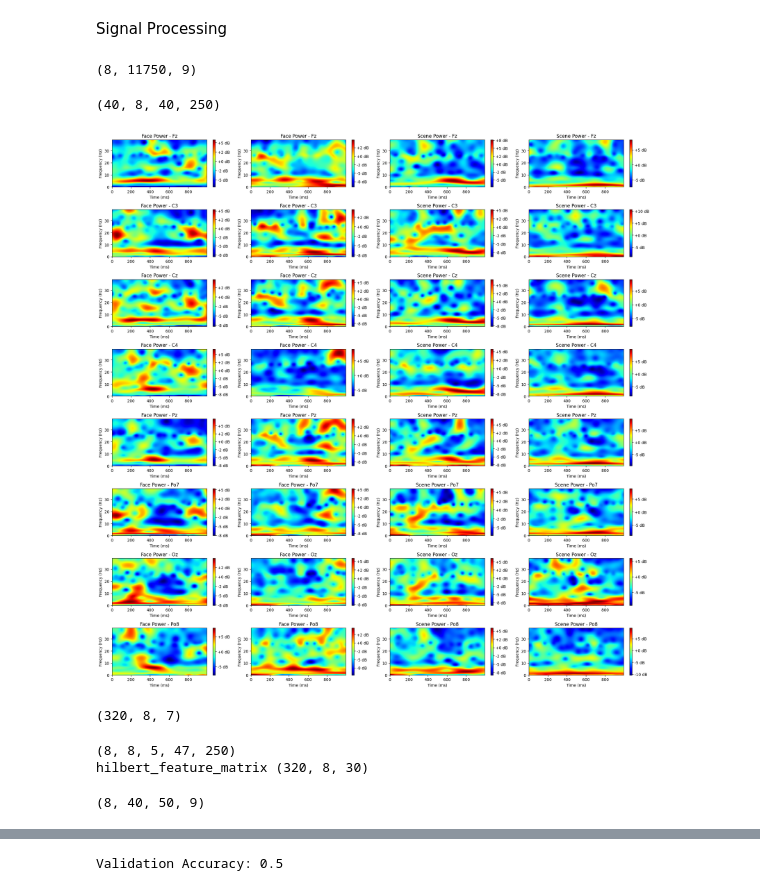
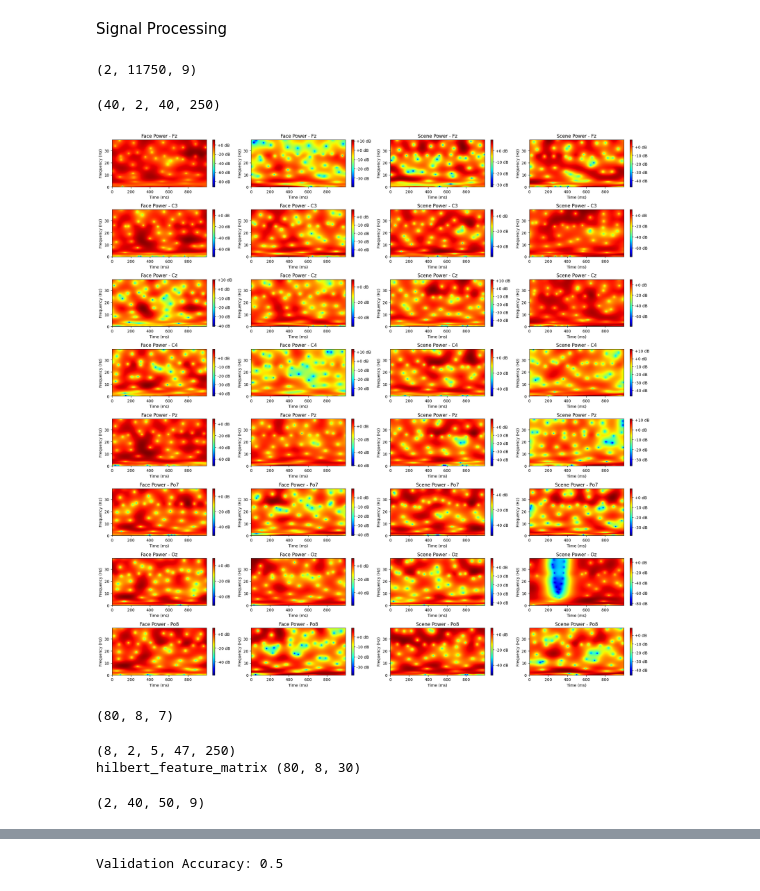
Before and after one commit to AbiriLab/Neurofeedback-Based-BCI, a Jupyter notebook: RandomForest_V4_untoch.ipynb, the cells around one changed output, grey strips where cells are left out. Drawn from its saved outputs; the diff is of its cells as text; code cells hidden in the pictures.

```diff
--- a/RandomForest_V4_untoch.ipynb
+++ b/RandomForest_V4_untoch.ipynb
@@ -99,14 +99,9 @@ def custom_detrend(df, col_names):
 def preprocess(df, col_names, n_clusters):
     df_new = df.copy()
     df_new = denoise_data(df, col_names, n_clusters)
-    df_new = z_score(df_new, col_names)
+    # df_new = z_score(df_new, col_names)
     df_new = detrend(df_new, col_names)
     return df_new
-
-def df_to_raw(df, sfreq=250):
-    info = mne.create_info(ch_names=list(df.columns), sfreq=sfreq, ch_types=['eeg'] * df.shape[1])
-    raw = mne.io.RawArray(df.T.values * 1e-6, info)  # Converting values to Volts from microvolts for MNE
-    return raw
 
 def reject_artifacts(df, channel):
     threshold_factor = 3
@@ -297,7 +292,7 @@ selected_columns = ['Fz', 'C3', 'Cz', 'C4', 'Pz', 'Po7', 'Oz', 'Po8']
 data_T = Total_base_rejected_with_inst_np #shape: (8, 11750, 9)
 print(data_T .shape)
 # %% [output]
-(8, 11750, 9)
+(2, 11750, 9)
 # %%
 #Feature Extraction
 #Wavelet
@@ -359,7 +354,7 @@ for channel_idx, channel_name in enumerate(selected_columns):
                 for j in range (epochs_np.shape[1]):
                     vector1 = epochs_np[i, j,:]
                     vector2 =activity_mean_epochs[j]
-                    result_vector = (vector1 + vector2)/2
+                    result_vector = vector1
                     # print(normalized[j], epochs_np[i, j,:]/mean_base)
                     nbej=10*np.log10(float(result_vector/mean_base))
                     # nbej=10*np.log10(float(1.2*normalized[j]+.5*epochs_np[i, j,:]/mean_base))
@@ -375,41 +370,41 @@ for channel_idx, channel_name in enumerate(selected_columns):
         ###############################################################################################################################################################
 np.array(power_matrices_T['C3']).shape
 # %% [output]
-(40, 8, 40, 250)
+(40, 2, 40, 250)
 # %%
 def plot_time_frequency(data, title, ax):
     # Use the provided axes object for plotting
     data_to_plot = data # Transpose and Log transform of power; add a small constant to avoid log(0)
     img = ax.imshow(data_to_plot, aspect='auto', cmap='jet', origin='lower',
                     extent=[times[0], times[-1], frequencies[0], frequencies[-1]]) # vmin=-4, vmax=6
     fig.colorbar(img, ax=ax, format='%+2.0f dB')  # Use fig.colorbar to specify the axes
     ax.set_xlabel('Time (ms)')
     ax.set_ylabel('Frequency (Hz)')
     ax.set_title(title)
 
 n_channels = 8
 
 # Calculate the sampling interval
 sampling_interval = 1 / 250
 times = np.arange(0, 1, step=sampling_interval)
 times = times * 1000
 
 fig, axs = plt.subplots(n_channels, 4, figsize=(20, 20))  # Adjust figsize as needed
 
 for i, channel in enumerate(selected_columns):
     df_face =power_matrices_T[channel]
     # Convert DataFrame to numpy array
     face_power_matrix = np.array(df_face)
     # Plot the results for face and scene
-    plot_time_frequency(face_power_matrix[:,3,20,:], f'Face Power - {channel}', axs[i,0])
-    plot_time_frequency(face_power_matrix[:,4,20,:], f'Face Power - {channel}', axs[i,1])
+    plot_time_frequency(face_power_matrix[:,0,20,:], f'Face Power - {channel}', axs[i,0])
+    plot_time_frequency(face_power_matrix[:,1,20,:], f'Face Power - {channel}', axs[i,1])
     plot_time_frequency(face_power_matrix[:,0,25,:], f'Scene Power - {channel}', axs[i,2])
-    plot_time_frequency(face_power_matrix[:,6,25,:], f'Scene Power - {channel}', axs[i,3])
+    plot_time_frequency(face_power_matrix[:,1,25,:], f'Scene Power - {channel}', axs[i,3])
 
 plt.tight_layout()
 plt.show()
 # %% [output]
-[figure, old version]
+[figure, new version]
 # %%
 from scipy.signal import find_peaks
 
@@ -462,7 +457,7 @@ for i in range(num_inputs):
 # Final feature array shape
 wavelet_feature_array.shape
 # %% [output]
-(320, 8, 7)
+(80, 8, 7)
 # %%
 #Envelop Hilbert feature
 import numpy as np
@@ -536,8 +531,8 @@ for block in range(block_number):
 hilbert_feature_matrix = np.array(hilbert_feature_matrices) # shape (320, 8, 30)
 print('hilbert_feature_matrix',hilbert_feature_matrix.shape)
 # %% [output]
-(8, 8, 5, 47, 250)
-hilbert_feature_matrix (320, 8, 30)
+(8, 2, 5, 47, 250)
+hilbert_feature_matrix (80, 8, 30)
 # %%
 #ERP feature
 # Band Pass
@@ -578,4 +573,4 @@ for i in range (len(data)):
 ERP_np_eeg=ERP_np[:,:,:,:-1]
 print(ERP_np.shape) #: (24, 40, 50, 9)
 # %% [output]
-(8, 40, 50, 9)
+(2, 40, 50, 9)
```
Also changed, not shown: parts of 8 cells of this notebook, 1 other file.
